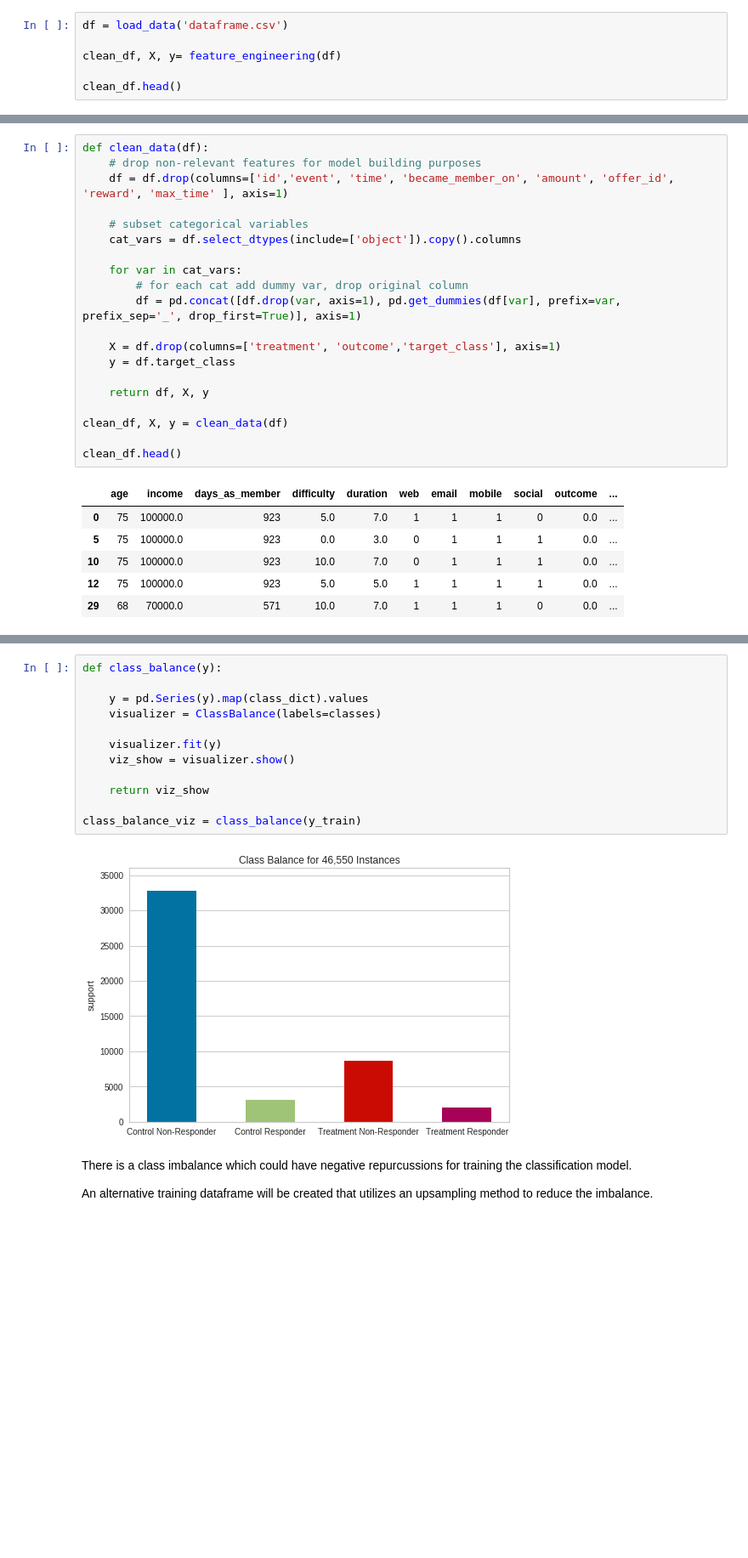
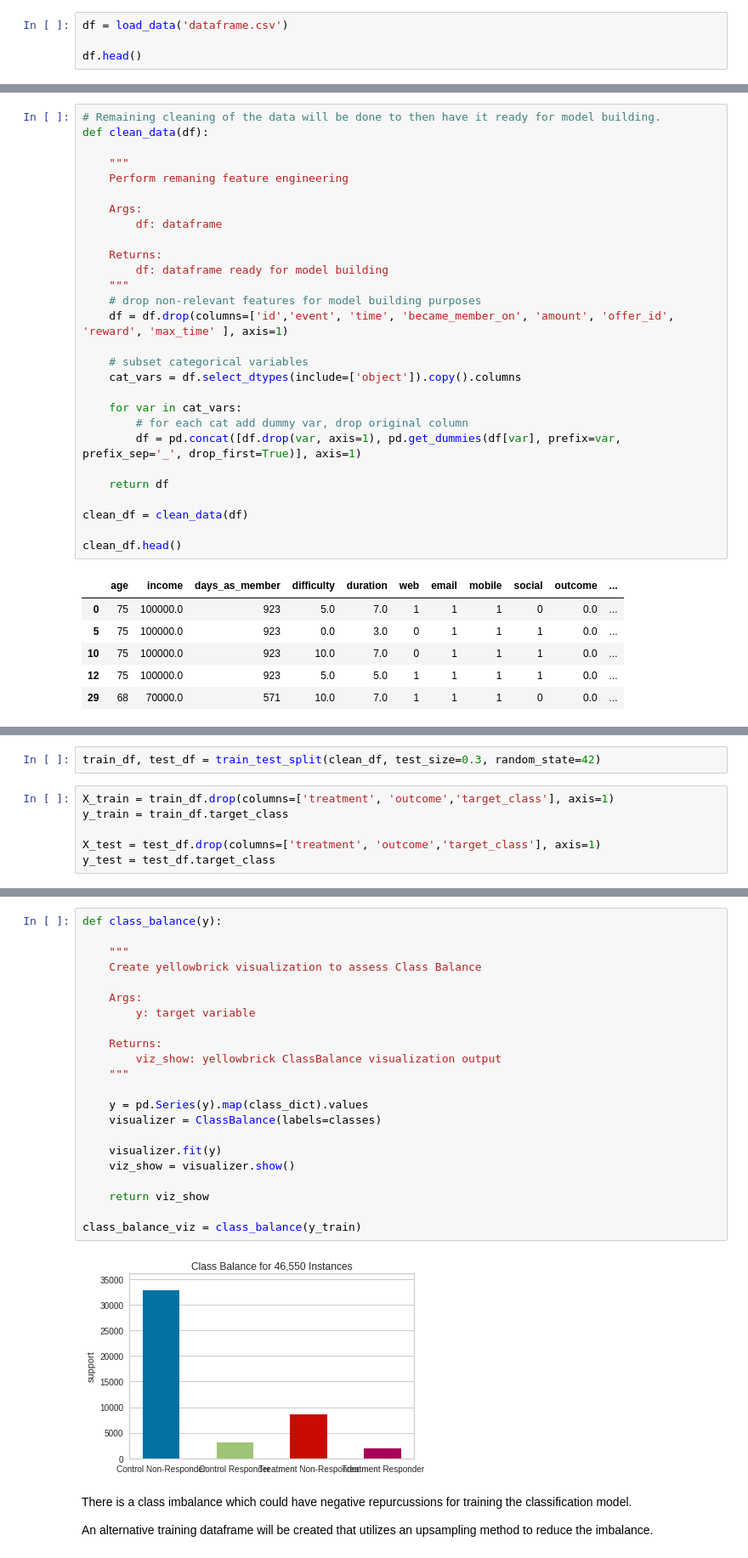
Before and after one commit to taylorplumer/starbucks-uplift, a Jupyter notebook: model/Model_Development_Exploration.ipynb, the cells around one changed output, grey strips where cells are left out. Shown at 85% size. Cells and saved outputs as stored; diff of their text form; blank space fills up the shorter version.

```diff
--- a/model/Model_Development_Exploration.ipynb
+++ b/model/Model_Development_Exploration.ipynb
@@ -72,7 +35,5 @@ def feature_engineering(df):
 # %%
 df = load_data('dataframe.csv')
 
-clean_df, X, y= feature_engineering(df)
-
-clean_df.head()
+df.head()
 # %% [output]
@@ -151,5 +115,16 @@ Remaining cleaning of the data will be done to then have it ready for model buil
 # %%
+# Remaining cleaning of the data will be done to then have it ready for model building.
 def clean_data(df):
+
+    """
+    Perform remaning feature engineering
+
+    Args:
+        df: dataframe
+
+    Returns:
+        df: dataframe ready for model building
+    """
     # drop non-relevant features for model building purposes
     df = df.drop(columns=['id','event', 'time', 'became_member_on', 'amount', 'offer_id', 'reward', 'max_time' ], axis=1)
 
@@ -160,12 +135,9 @@ def clean_data(df):
         # for each cat add dummy var, drop original column
         df = pd.concat([df.drop(var, axis=1), pd.get_dummies(df[var], prefix=var, prefix_sep='_', drop_first=True)], axis=1)
 
-    X = df.drop(columns=['treatment', 'outcome','target_class'], axis=1)
-    y = df.target_class
+    return df
 
-    return df, X, y
-
-clean_df, X, y = clean_data(df)
+clean_df = clean_data(df)
 
 clean_df.head()
 # %% [output]
@@ -185,0 +152,8 @@ from yellowbrick.classifier import ConfusionMatrix
+# %%
+train_df, test_df = train_test_split(clean_df, test_size=0.3, random_state=42)
+# %%
+X_train = train_df.drop(columns=['treatment', 'outcome','target_class'], axis=1)
+y_train = train_df.target_class
+
+X_test = test_df.drop(columns=['treatment', 'outcome','target_class'], axis=1)
+y_test = test_df.target_class
@@ -186,17 +162,27 @@ from yellowbrick.classifier import ConfusionMatrix
 # %%
 def class_balance(y):
+
+    """
+    Create yellowbrick visualization to assess Class Balance
+
+    Args:
+        y: target variable
+
+    Returns:
+        viz_show: yellowbrick ClassBalance visualization output
+    """
 
     y = pd.Series(y).map(class_dict).values
     visualizer = ClassBalance(labels=classes)
 
     visualizer.fit(y)
     viz_show = visualizer.show()
 
     return viz_show
 
 class_balance_viz = class_balance(y_train)
 # %% [output]
-[figure, old version]
+[figure, new version]
 # %% [markdown]
 There is a class imbalance which could have negative repurcussions for training the classification model.
 
```
Also changed, not shown: parts of 29 cells of this notebook.
